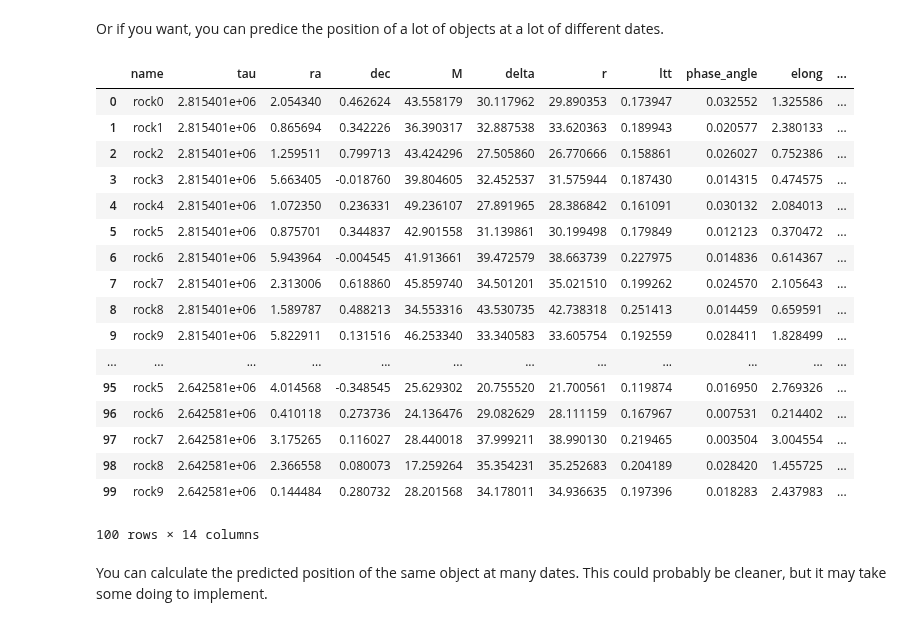
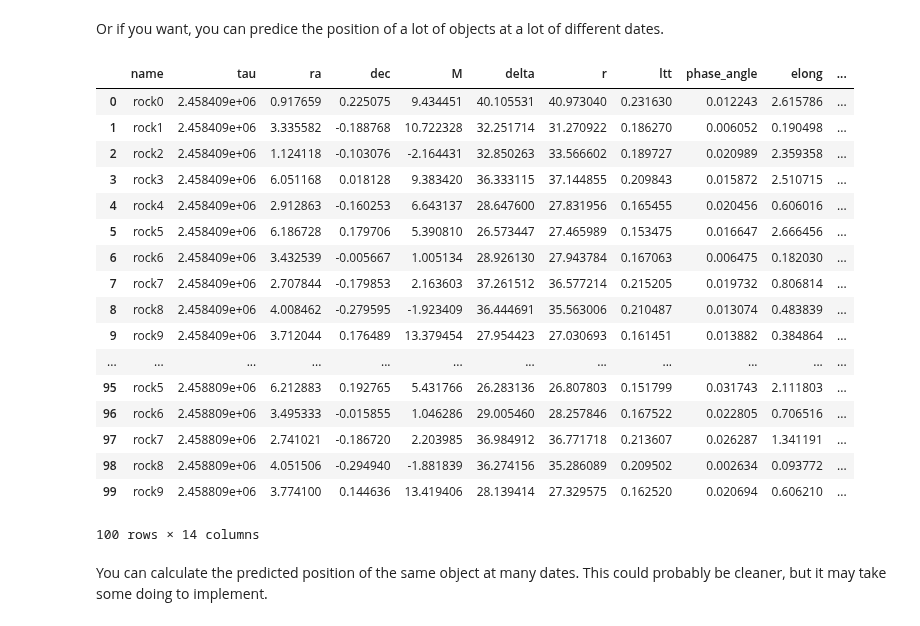
Before and after one commit to kjnapier/spacerocks, a Jupyter notebook: SpaceRocks_Tutorial.ipynb, the cells around one changed output. Drawn from its saved outputs; the diff is of its cells as text; code cells hidden in the pictures.

```diff
--- a/SpaceRocks_Tutorial.ipynb
+++ b/SpaceRocks_Tutorial.ipynb
@@ -160,40 +160,40 @@ Or if you want, you can predice the position of a lot of objects at a lot of dif
 # %%
 rocks = SpaceRock(a=a,
                   e=e,
                   inc=inc,
                   arg=arg,
                   node=node,
                   epoch=epoch,
                   tau=obs_date,
                   H=H,
                   name=['rock{}'.format(idx) for idx in range(N)], # default is a random 10-digit integer.
                   NSIDE=[128, 256, 1024],
                   precise=False,
                   input_coordinates='keplerian',
                   input_frame='barycentric',
                   input_angles='radians')
 
 
-rocks_on_many_days = rocks.predict(np.random.uniform(2458385.5, 2868985.5, N))
+rocks_on_many_days = rocks.predict(np.random.uniform(2458385.5, 2459385.5, N))
 rocks_on_many_days
 # %% [output]
 |  | name | tau | ra | dec | M | delta | r | ltt | phase_angle | elong | ... |
-| 0 | rock0 | 2.815401e+06 | 2.054340 | 0.462624 | 43.558179 | 30.117962 | 29.890353 | 0.173947 | 0.032552 | 1.325586 | ... |
-| 1 | rock1 | 2.815401e+06 | 0.865694 | 0.342226 | 36.390317 | 32.887538 | 33.620363 | 0.189943 | 0.020577 | 2.380133 | ... |
-| 2 | rock2 | 2.815401e+06 | 1.259511 | 0.799713 | 43.424296 | 27.505860 | 26.770666 | 0.158861 | 0.026027 | 0.752386 | ... |
-| 3 | rock3 | 2.815401e+06 | 5.663405 | -0.018760 | 39.804605 | 32.452537 | 31.575944 | 0.187430 | 0.014315 | 0.474575 | ... |
-| 4 | rock4 | 2.815401e+06 | 1.072350 | 0.236331 | 49.236107 | 27.891965 | 28.386842 | 0.161091 | 0.030132 | 2.084013 | ... |
-| 5 | rock5 | 2.815401e+06 | 0.875701 | 0.344837 | 42.901558 | 31.139861 | 30.199498 | 0.179849 | 0.012123 | 0.370472 | ... |
-| 6 | rock6 | 2.815401e+06 | 5.943964 | -0.004545 | 41.913661 | 39.472579 | 38.663739 | 0.227975 | 0.014836 | 0.614367 | ... |
-| 7 | rock7 | 2.815401e+06 | 2.313006 | 0.618860 | 45.859740 | 34.501201 | 35.021510 | 0.199262 | 0.024570 | 2.105643 | ... |
-| 8 | rock8 | 2.815401e+06 | 1.589787 | 0.488213 | 34.553316 | 43.530735 | 42.738318 | 0.251413 | 0.014459 | 0.659591 | ... |
-| 9 | rock9 | 2.815401e+06 | 5.822911 | 0.131516 | 46.253340 | 33.340583 | 33.605754 | 0.192559 | 0.028411 | 1.828499 | ... |
+| 0 | rock0 | 2.458409e+06 | 0.917659 | 0.225075 | 9.434451 | 40.105531 | 40.973040 | 0.231630 | 0.012243 | 2.615786 | ... |
+| 1 | rock1 | 2.458409e+06 | 3.335582 | -0.188768 | 10.722328 | 32.251714 | 31.270922 | 0.186270 | 0.006052 | 0.190498 | ... |
+| 2 | rock2 | 2.458409e+06 | 1.124118 | -0.103076 | -2.164431 | 32.850263 | 33.566602 | 0.189727 | 0.020989 | 2.359358 | ... |
+| 3 | rock3 | 2.458409e+06 | 6.051168 | 0.018128 | 9.383420 | 36.333115 | 37.144855 | 0.209843 | 0.015872 | 2.510715 | ... |
+| 4 | rock4 | 2.458409e+06 | 2.912863 | -0.160253 | 6.643137 | 28.647600 | 27.831956 | 0.165455 | 0.020456 | 0.606016 | ... |
+| 5 | rock5 | 2.458409e+06 | 6.186728 | 0.179706 | 5.390810 | 26.573447 | 27.465989 | 0.153475 | 0.016647 | 2.666456 | ... |
+| 6 | rock6 | 2.458409e+06 | 3.432539 | -0.005667 | 1.005134 | 28.926130 | 27.943784 | 0.167063 | 0.006475 | 0.182030 | ... |
+| 7 | rock7 | 2.458409e+06 | 2.707844 | -0.179853 | 2.163603 | 37.261512 | 36.577214 | 0.215205 | 0.019732 | 0.806814 | ... |
+| 8 | rock8 | 2.458409e+06 | 4.008462 | -0.279595 | -1.923409 | 36.444691 | 35.563006 | 0.210487 | 0.013074 | 0.483839 | ... |
+| 9 | rock9 | 2.458409e+06 | 3.712044 | 0.176489 | 13.379454 | 27.954423 | 27.030693 | 0.161451 | 0.013882 | 0.384864 | ... |
 | ... | ... | ... | ... | ... | ... | ... | ... | ... | ... | ... | ... |
-| 95 | rock5 | 2.642581e+06 | 4.014568 | -0.348545 | 25.629302 | 20.755520 | 21.700561 | 0.119874 | 0.016950 | 2.769326 | ... |
-| 96 | rock6 | 2.642581e+06 | 0.410118 | 0.273736 | 24.136476 | 29.082629 | 28.111159 | 0.167967 | 0.007531 | 0.214402 | ... |
-| 97 | rock7 | 2.642581e+06 | 3.175265 | 0.116027 | 28.440018 | 37.999211 | 38.990130 | 0.219465 | 0.003504 | 3.004554 | ... |
-| 98 | rock8 | 2.642581e+06 | 2.366558 | 0.080073 | 17.259264 | 35.354231 | 35.252683 | 0.204189 | 0.028420 | 1.455725 | ... |
-| 99 | rock9 | 2.642581e+06 | 0.144484 | 0.280732 | 28.201568 | 34.178011 | 34.936635 | 0.197396 | 0.018283 | 2.437983 | ... |
+| 95 | rock5 | 2.458809e+06 | 6.212883 | 0.192765 | 5.431766 | 26.283136 | 26.807803 | 0.151799 | 0.031743 | 2.111803 | ... |
+| 96 | rock6 | 2.458809e+06 | 3.495333 | -0.015855 | 1.046286 | 29.005460 | 28.257846 | 0.167522 | 0.022805 | 0.706516 | ... |
+| 97 | rock7 | 2.458809e+06 | 2.741021 | -0.186720 | 2.203985 | 36.984912 | 36.771718 | 0.213607 | 0.026287 | 1.341191 | ... |
+| 98 | rock8 | 2.458809e+06 | 4.051506 | -0.294940 | -1.881839 | 36.274156 | 35.286089 | 0.209502 | 0.002634 | 0.093772 | ... |
+| 99 | rock9 | 2.458809e+06 | 3.774100 | 0.144636 | 13.419406 | 28.139414 | 27.329575 | 0.162520 | 0.020694 | 0.606210 | ... |
 100 rows × 14 columns
 # %% [markdown]
 You can calculate the predicted position of the same object at many dates. This could probably be cleaner, but it may take some doing to implement.
```
Also changed, not shown: parts of 6 cells of this notebook, 2 other files.
